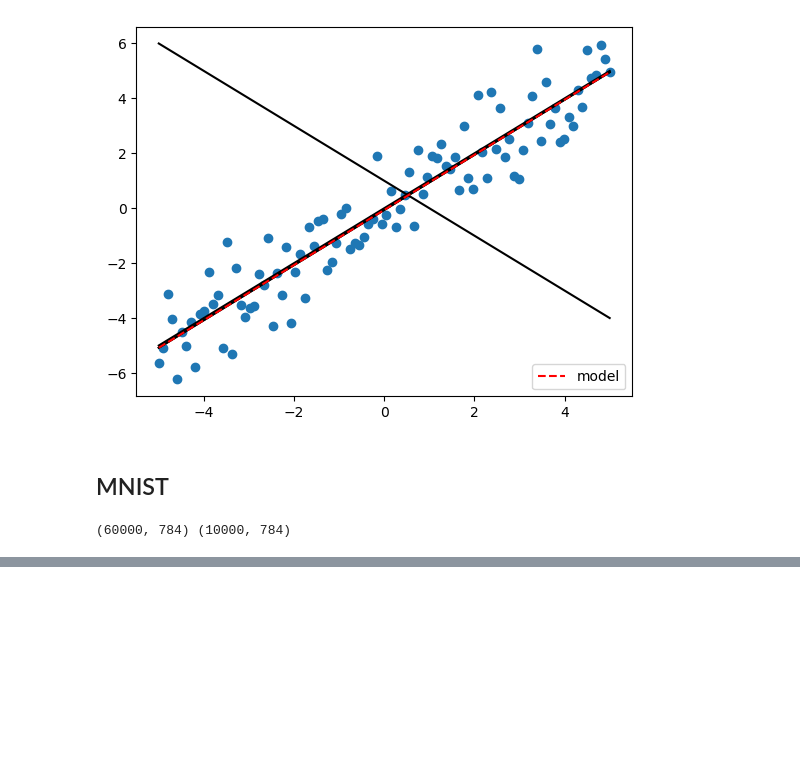
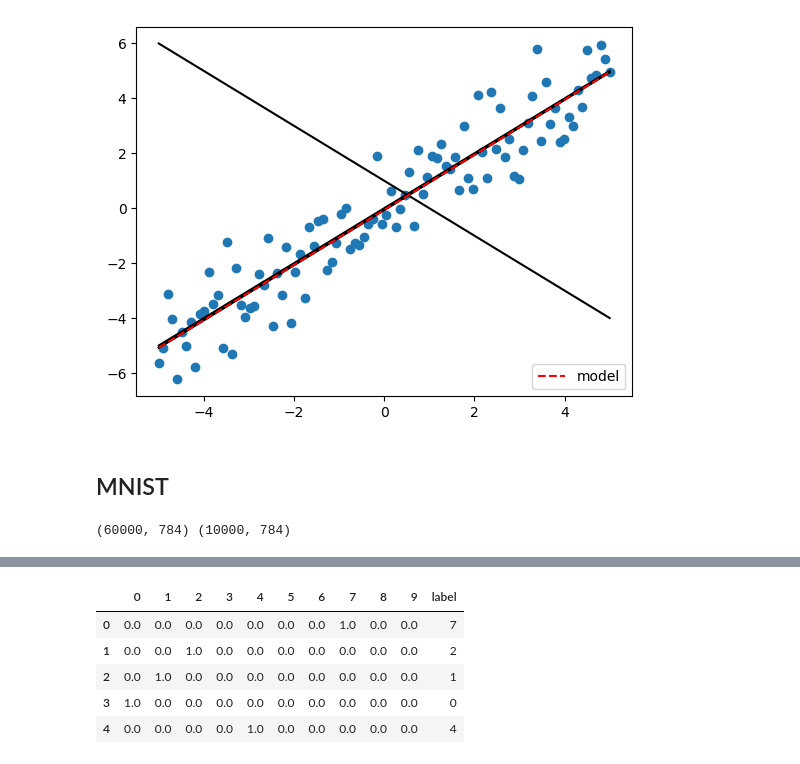
Before and after one commit to rebirther00/pydeep_multicam, a Jupyter notebook: Day4-SJ.ipynb, the cells around one changed output, grey strips where cells are left out. Drawn from its saved outputs; the diff is of its cells as text; code cells hidden in the pictures; blank space fills up the shorter version.

```diff
--- a/Day4-SJ.ipynb
+++ b/Day4-SJ.ipynb
@@ -137,0 +162,9 @@ display(pd.DataFrame(outputs).assign(pred=y_pred, target=test_target)[:5].round(
+# %%
+pd.DataFrame(원핫행렬[test_target]).assign(label=test_target).head()
+# %% [output]
+|  | 0 | 1 | 2 | 3 | 4 | 5 | 6 | 7 | 8 | 9 | label |
+| 0 | 0.0 | 0.0 | 0.0 | 0.0 | 0.0 | 0.0 | 0.0 | 1.0 | 0.0 | 0.0 | 7 |
+| 1 | 0.0 | 0.0 | 1.0 | 0.0 | 0.0 | 0.0 | 0.0 | 0.0 | 0.0 | 0.0 | 2 |
+| 2 | 0.0 | 1.0 | 0.0 | 0.0 | 0.0 | 0.0 | 0.0 | 0.0 | 0.0 | 0.0 | 1 |
+| 3 | 1.0 | 0.0 | 0.0 | 0.0 | 0.0 | 0.0 | 0.0 | 0.0 | 0.0 | 0.0 | 0 |
+| 4 | 0.0 | 0.0 | 0.0 | 0.0 | 1.0 | 0.0 | 0.0 | 0.0 | 0.0 | 0.0 | 4 |
```
Also changed, not shown: parts of 22 cells of this notebook, 5 other files.
